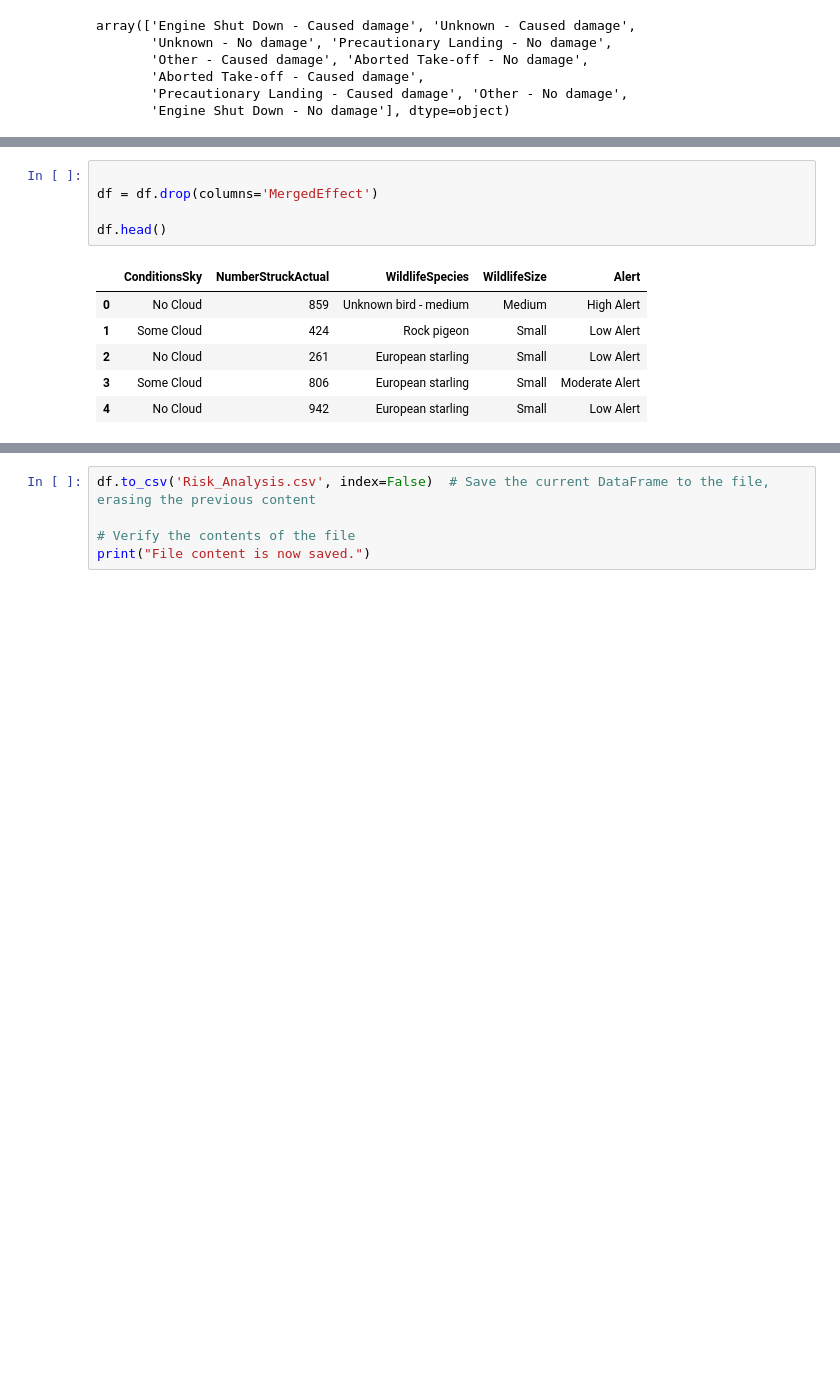
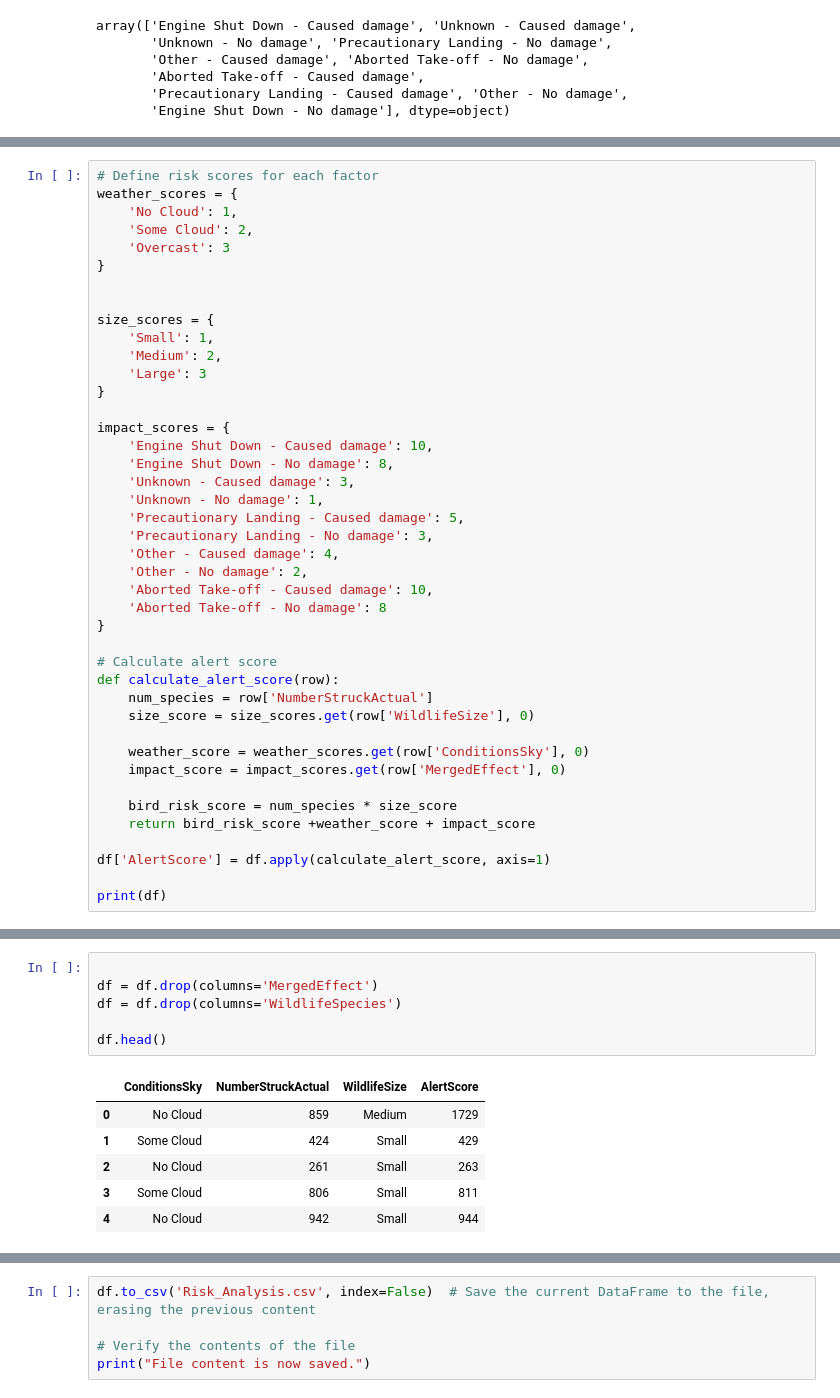
Before and after one commit to Aashiff2003/DSGP-group-25, a Jupyter notebook: Risk_Analysis_Dataset_creation.ipynb, the cells around one changed output, grey strips where cells are left out. Cells and saved outputs as stored; diff of their text form; blank space fills up the shorter version.

Commit message:
crete a feature called risk and change the file name

```diff
--- a/Risk_Analysis_dataset.ipynb
+++ b/Risk_Analysis_Dataset_creation.ipynb
@@ -205,0 +190,42 @@ df['Alert'] = df['MergedEffect'].map(alert_mapping).fillna('Low Alert')  # Defau
+# %%
+# Define risk scores for each factor
+weather_scores = {
+    'No Cloud': 1,
+    'Some Cloud': 2,
+    'Overcast': 3
+}
+
+
+size_scores = {
+    'Small': 1,
+    'Medium': 2,
+    'Large': 3
+}
+
+impact_scores = {
+    'Engine Shut Down - Caused damage': 10,
+    'Engine Shut Down - No damage': 8,
+    'Unknown - Caused damage': 3,
+    'Unknown - No damage': 1,
+    'Precautionary Landing - Caused damage': 5,
+    'Precautionary Landing - No damage': 3,
+    'Other - Caused damage': 4,
+    'Other - No damage': 2,
+    'Aborted Take-off - Caused damage': 10,
+    'Aborted Take-off - No damage': 8
+}
+
+# Calculate alert score
+def calculate_alert_score(row):
+    num_species = row['NumberStruckActual']
+    size_score = size_scores.get(row['WildlifeSize'], 0)
+
+    weather_score = weather_scores.get(row['ConditionsSky'], 0)
+    impact_score = impact_scores.get(row['MergedEffect'], 0)
+
+    bird_risk_score = num_species * size_score
+    return bird_risk_score +weather_score + impact_score
+
+df['AlertScore'] = df.apply(calculate_alert_score, axis=1)
+
+print(df)
@@ -206,12 +250,13 @@ df['Alert'] = df['MergedEffect'].map(alert_mapping).fillna('Low Alert')  # Defau
 # %%
 
 df = df.drop(columns='MergedEffect')
+df = df.drop(columns='WildlifeSpecies')
 
 df.head()
 # %% [output]
-|  | ConditionsSky | NumberStruckActual | WildlifeSpecies | WildlifeSize | Alert |
-| 0 | No Cloud | 859 | Unknown bird - medium | Medium | High Alert |
-| 1 | Some Cloud | 424 | Rock pigeon | Small | Low Alert |
-| 2 | No Cloud | 261 | European starling | Small | Low Alert |
-| 3 | Some Cloud | 806 | European starling | Small | Moderate Alert |
-| 4 | No Cloud | 942 | European starling | Small | Low Alert |
+|  | ConditionsSky | NumberStruckActual | WildlifeSize | AlertScore |
+| 0 | No Cloud | 859 | Medium | 1729 |
+| 1 | Some Cloud | 424 | Small | 429 |
+| 2 | No Cloud | 261 | Small | 263 |
+| 3 | Some Cloud | 806 | Small | 811 |
+| 4 | No Cloud | 942 | Small | 944 |
```
Also changed, not shown: parts of 5 cells of this notebook, 1 other file.
